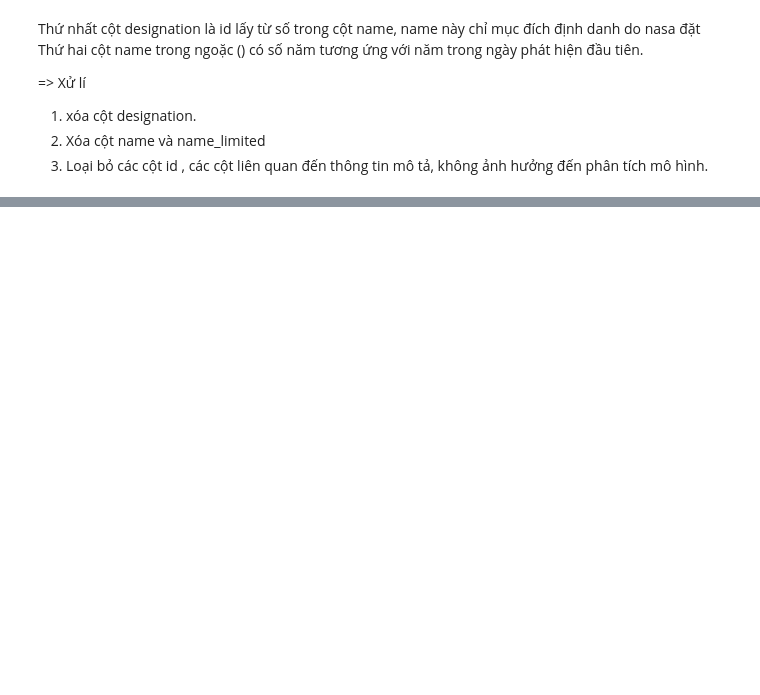
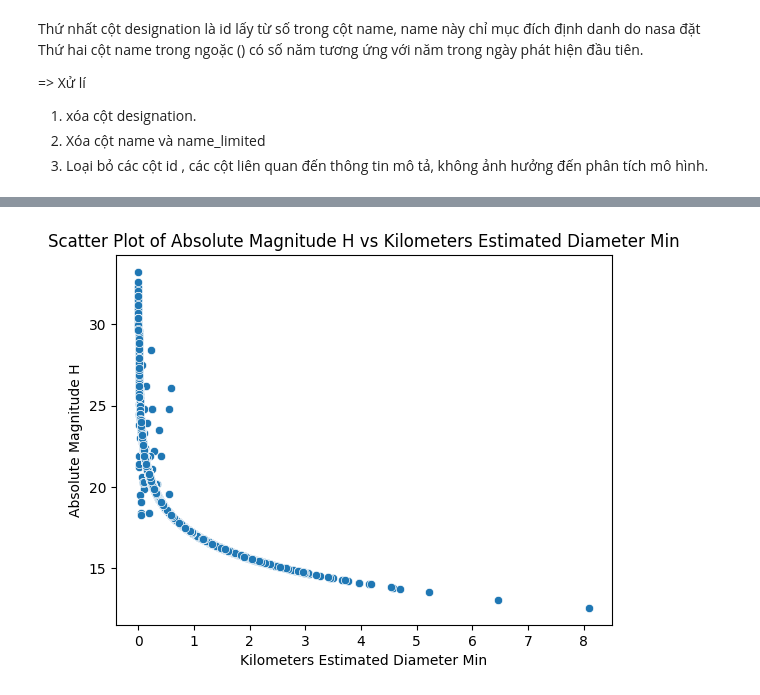
Before and after one commit to nhocratac/IE224-NEO, a Jupyter notebook: notebook/fillingData.ipynb, the cells around one changed output, grey strips where cells are left out. Cells and saved outputs as stored; diff of their text form; code cells hidden in the pictures; blank space fills up the shorter version.

```diff
--- a/notebook/fillingData.ipynb
+++ b/notebook/fillingData.ipynb
@@ -49,0 +143,12 @@ testpd.to_csv('test_name_designation.csv')
+# %%
+import seaborn as sns
+
+import matplotlib.pyplot as plt
+
+sns.scatterplot(x='kilometers_estimated_diameter_min', y='absolute_magnitude_h', data=df)
+plt.xlabel('Kilometers Estimated Diameter Min')
+plt.ylabel('Absolute Magnitude H')
+plt.title('Scatter Plot of Absolute Magnitude H vs Kilometers Estimated Diameter Min')
+plt.show()
+# %% [output]
+[figure, added]
```
Also changed, not shown: parts of 23 cells of this notebook, 3 other files.
